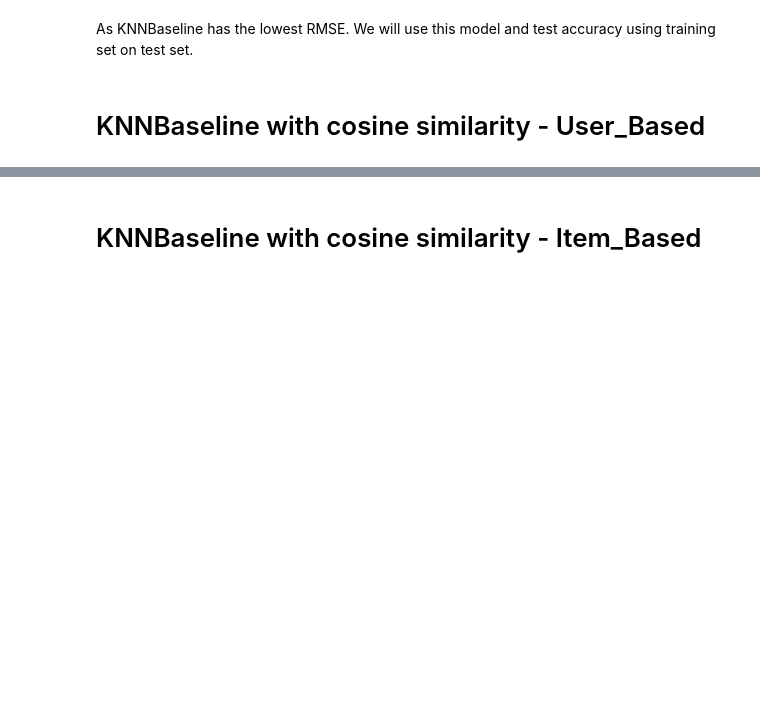
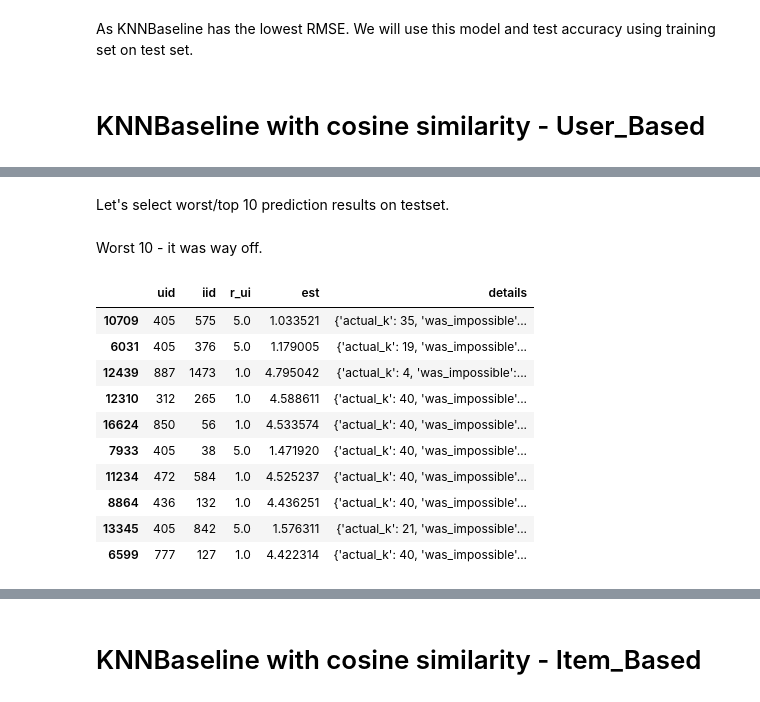
Before and after one commit to wheremagichappens/an.dy, a Jupyter notebook: data612/proj 2/data612-proj2-submit.group..ipynb, the cells around one changed output, grey strips where cells are left out. Cells and saved outputs as stored; diff of their text form; code cells hidden in the pictures; blank space fills up the shorter version.

```diff
--- a/data612/proj 2/data612-proj2-submit.group..ipynb
+++ b/data612/proj 2/data612-proj2-submit.group..ipynb
@@ -198,0 +201,3 @@ RMSE: 0.9331
+# %%
+prediction_df = pd.DataFrame(predictions)
+prediction_df.head()
@@ -198,0 +211,21 @@ RMSE: 0.9331
+# %% [markdown]
+Let's select worst/top 10 prediction results on testset.
+# %%
+worst_10 = abs(prediction_df['r_ui'] - prediction_df['est']).sort_values(ascending=False).head(10)
+top_10 = abs(prediction_df['r_ui'] - prediction_df['est']).sort_values(ascending=True).head(10)
+# %% [markdown]
+Worst 10 - it was way off.
+# %%
+prediction_df.iloc[worst_10.index]
+# %% [output]
+|  | uid | iid | r_ui | est | details |
+| 10709 | 405 | 575 | 5.0 | 1.033521 | {'actual_k': 35, 'was_impossible'... |
+| 6031 | 405 | 376 | 5.0 | 1.179005 | {'actual_k': 19, 'was_impossible'... |
+| 12439 | 887 | 1473 | 1.0 | 4.795042 | {'actual_k': 4, 'was_impossible':... |
+| 12310 | 312 | 265 | 1.0 | 4.588611 | {'actual_k': 40, 'was_impossible'... |
+| 16624 | 850 | 56 | 1.0 | 4.533574 | {'actual_k': 40, 'was_impossible'... |
+| 7933 | 405 | 38 | 5.0 | 1.471920 | {'actual_k': 40, 'was_impossible'... |
+| 11234 | 472 | 584 | 1.0 | 4.525237 | {'actual_k': 40, 'was_impossible'... |
+| 8864 | 436 | 132 | 1.0 | 4.436251 | {'actual_k': 40, 'was_impossible'... |
+| 13345 | 405 | 842 | 5.0 | 1.576311 | {'actual_k': 21, 'was_impossible'... |
+| 6599 | 777 | 127 | 1.0 | 4.422314 | {'actual_k': 40, 'was_impossible'... |
```
Also changed, not shown: parts of 24 cells of this notebook.
